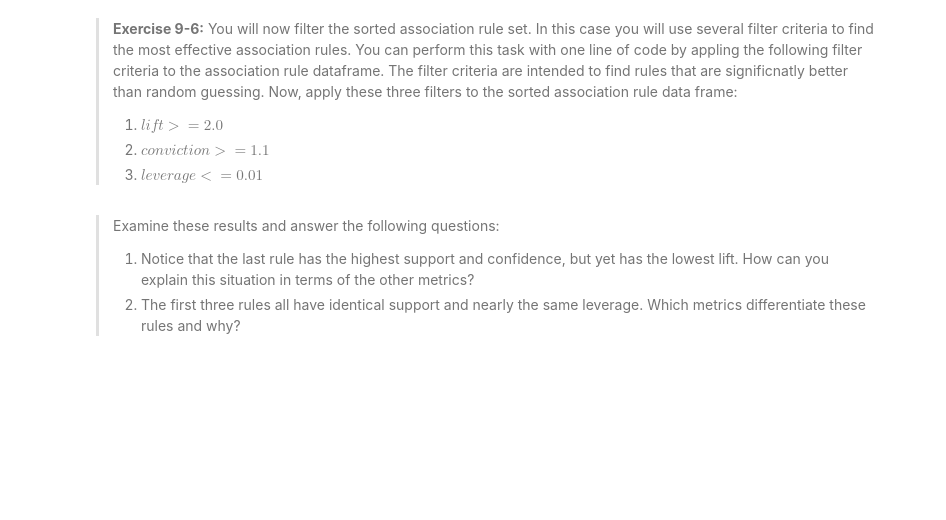
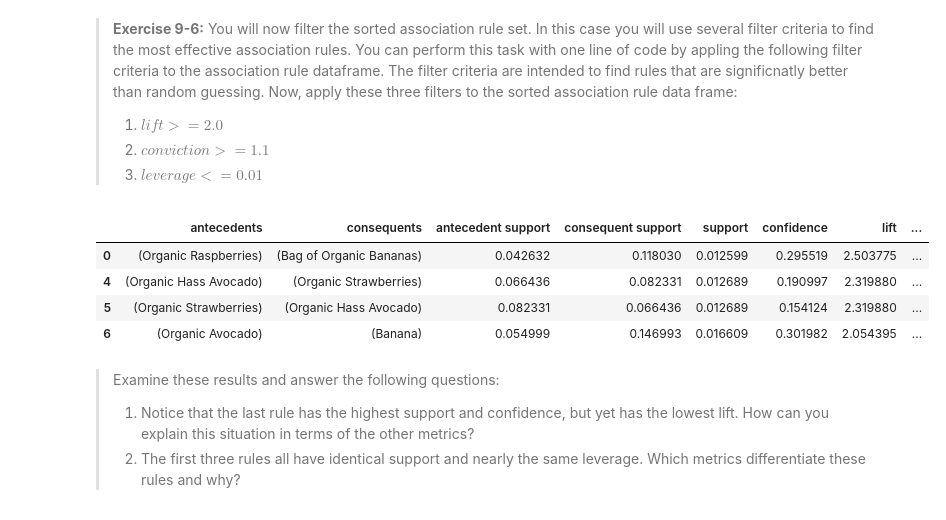
Before and after one commit to lscarval/CSCI-S-108-Data-Mining, a Jupyter notebook: notebooks/09_AssociationModels.ipynb, the cells around one changed output. Saved outputs shown, nothing was run; the diff lists cells and outputs as text; code cells hidden in the pictures; blank space fills up the shorter version.

```diff
--- a/notebooks/09_AssociationModels.ipynb
+++ b/notebooks/09_AssociationModels.ipynb
@@ -464,7 +491,18 @@ Multiple filtering criteria are often applied to large association rule sets.
 > 2. $conviction >= 1.1$
 > 3. $leverage <= 0.01$
 # %%
-## Put your code below
+filtered_results = sorted_results[(sorted_results['lift'] >= 2.0) &
+                                  (sorted_results['conviction'] >= 1.1) &
+                                  (sorted_results['leverage'] <= 0.01)]
+
+# Display the filtered results
+filtered_results
+# %% [output]
+|  | antecedents | consequents | antecedent support | consequent support | support | confidence | lift | ... |
+| 0 | (Organic Raspberries) | (Bag of Organic Bananas) | 0.042632 | 0.118030 | 0.012599 | 0.295519 | 2.503775 | ... |
+| 4 | (Organic Hass Avocado) | (Organic Strawberries) | 0.066436 | 0.082331 | 0.012689 | 0.190997 | 2.319880 | ... |
+| 5 | (Organic Strawberries) | (Organic Hass Avocado) | 0.082331 | 0.066436 | 0.012689 | 0.154124 | 2.319880 | ... |
+| 6 | (Organic Avocado) | (Banana) | 0.054999 | 0.146993 | 0.016609 | 0.301982 | 2.054395 | ... |
 # %% [markdown]
 > Examine these results and answer the following questions:
 > 1. Notice that the last rule has the highest support and confidence, but yet has the lowest lift. How can you explain this situation in terms of the other metrics?
```
Also changed, not shown: parts of 9 cells of this notebook.
